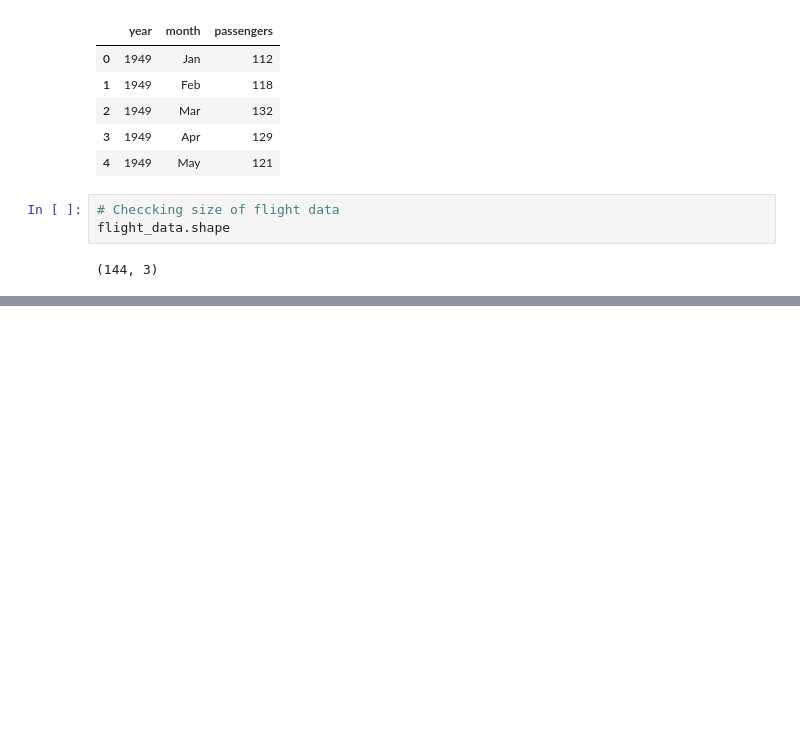
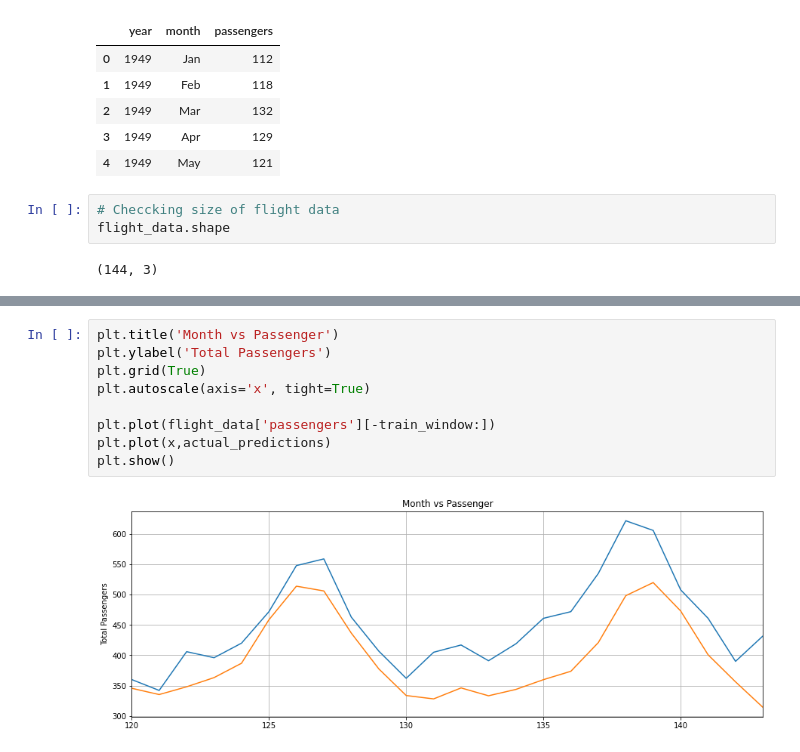
Before and after one commit to uoe-mlp/pythia, a Jupyter notebook: tutorials/alessandro/malik.ipynb, the cells around one changed output, grey strips where cells are left out. Cells and saved outputs as stored; diff of their text form; blank space fills up the shorter version.

```diff
--- a/tutorials/alessandro/malik.ipynb
+++ b/tutorials/alessandro/malik.ipynb
@@ -47,0 +292,11 @@ flight_data.shape
+# %%
+plt.title('Month vs Passenger')
+plt.ylabel('Total Passengers')
+plt.grid(True)
+plt.autoscale(axis='x', tight=True)
+
+plt.plot(flight_data['passengers'][-train_window:])
+plt.plot(x,actual_predictions)
+plt.show()
+# %% [output]
+[figure, added]
```
Also changed, not shown: parts of 20 cells of this notebook.
